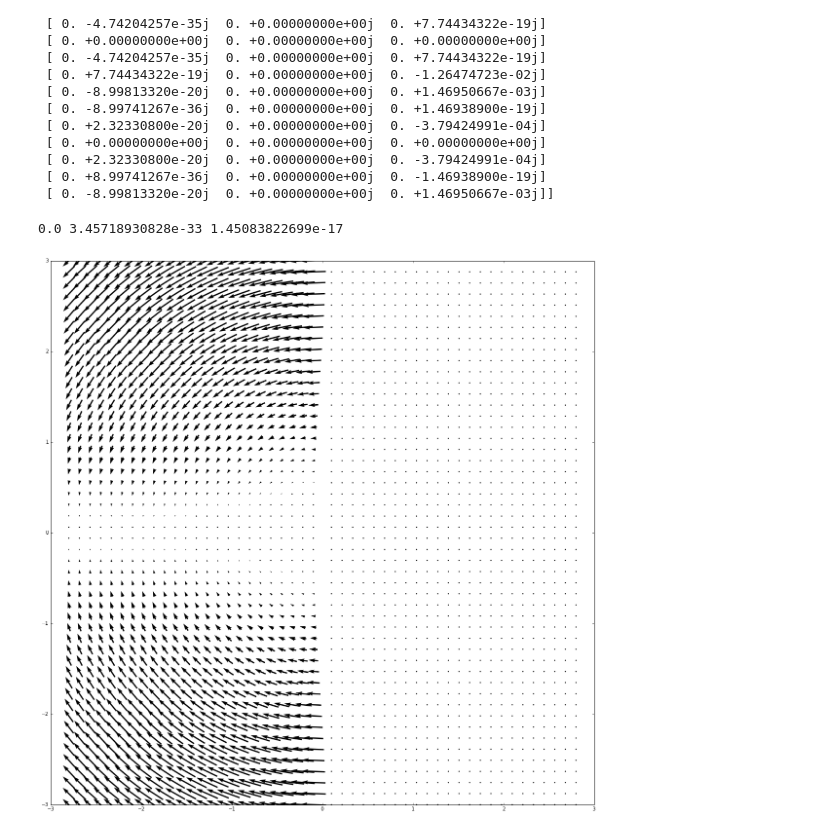
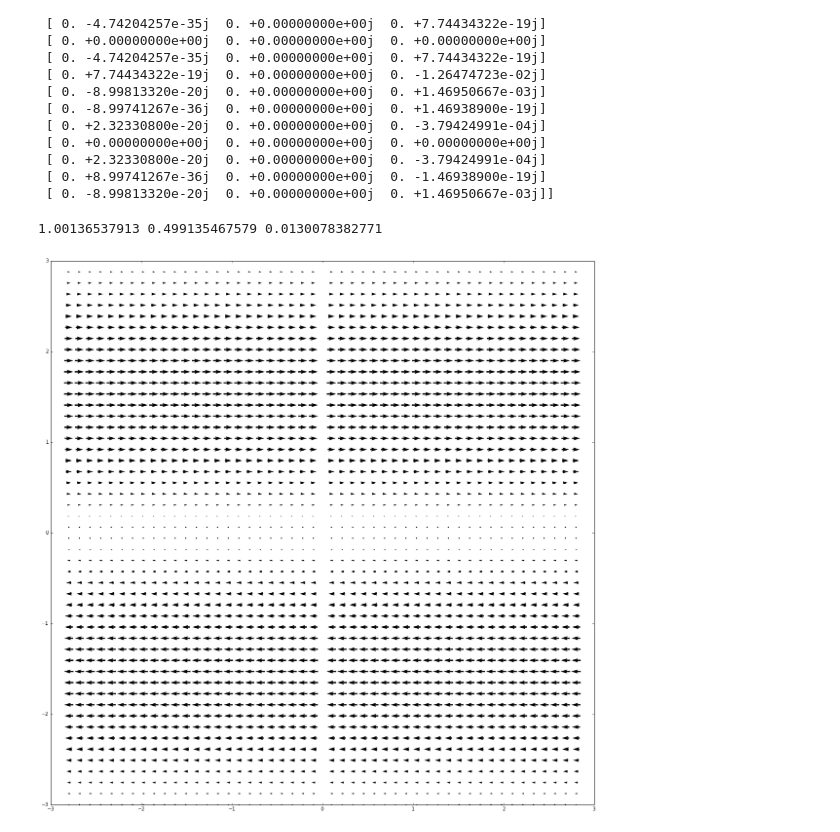
Before and after one commit to texnokrates/qpms-ipynotebooks, a Jupyter notebook: Scattering-Taylor.ipynb, the cells around one changed output. Saved outputs shown, nothing was run; the diff lists cells and outputs as text; code cells hidden in the pictures.

```diff
--- a/Scattering-Taylor.ipynb
+++ b/Scattering-Taylor.ipynb
@@ -345,7 +345,7 @@ def vswf_yr1(pos_sph,nmax,J=1):
     Ñ_y[:,0] = (ny*(ny+1)/pos_sph[0]) * prenorm * Py * eimf_y * z_y
     Ñradial_fac_y = z_y / pos_sph[0] + dz_y
     Ñ_y[:,1] =    τ̃_y * eimf_y * Ñradial_fac_y
-    Ñ_y[:,1] = 1j*π̃_y * eimf_y * Ñradial_fac_y
+    Ñ_y[:,2] = 1j*π̃_y * eimf_y * Ñradial_fac_y
     return(M̃_y, Ñ_y)
 
 #def plane_E_y(nmax):
@@ -436,45 +436,45 @@ print(Mcart_y)
 # Test rovinných vln
 %matplotlib inline
 from matplotlib import pyplot as plt
-nmax = 17
+nmax = 6
 z = np.linspace(-3,3)
 y = [0]
 x = np.concatenate((np.linspace(-2.8,-0.1,24),np.linspace(0.1,2.8,24)))
 
 nelem = nmax * (nmax + 2)
 x,y,z = np.meshgrid(x,y,z)
 x = x.flatten()
 y = y.flatten()
 z = z.flatten()
 cartgrid = np.stack((x,y,z),axis=-1)
 sphgrid = cart2sph(cartgrid)
 betap = 0
 E⃗_0 = np.array([math.cos(betap),math.sin(betap),0])
 E_plane = E⃗_0[np.newaxis,:] * np.exp(1j*z)[:,np.newaxis]
 #plt.quiver(cartgrid[:,0], cartgrid[:,2], E_plane[:,0].real, E_plane[:,2].real)
-M_sph_ry = np.empty((len(x),nelem,3),dtype=np.complex_)
-N_sph_ry = np.empty((len(x),nelem,3),dtype=np.complex_)
+M_sph_ry = np.zeros((len(x),nelem,3),dtype=np.complex_)
+N_sph_ry = np.zeros((len(x),nelem,3),dtype=np.complex_)
 for ri in range(len(x)):
     M, N = vswf_yr1(sphgrid[ri],nmax,J=1)
     M_sph_ry[ri] = M
     N_sph_ry[ri] = N
 M_cart_ry = sph_loccart2cart(M_sph_ry, sphgrid[:,np.newaxis,:], axis=-1)
 N_cart_ry = sph_loccart2cart(N_sph_ry, sphgrid[:,np.newaxis,:], axis=-1)
 
 p_y, q_y = zplane_pq_y(nmax,betap)
 E_inc = -1j*np.sum( (p_y[ň,:,ň] * N_cart_ry
                     +q_y[ň,:,ň] * M_cart_ry
                     ),
                    axis = -2)
 
 plt.figure(figsize=(20,20))
-#plotfield = E_plane[:,:].real
-#plotfield = E_inc[:,:].real
-plotfield = M_cart_ry[:,6,:].real
+#plotfield = E_plane[:,:].imag
+plotfield = E_inc[:,:].imag
+#plotfield = M_cart_ry[:,7,:].imag
 plt.quiver(cartgrid[:,0], cartgrid[:,2], plotfield[:,0], plotfield[:,2],pivot='mid')
 print(np.max(plotfield[:,0]),np.max(plotfield[:,1]),np.max(plotfield[:,2]))
 # %% [output]
-0.0 3.45718930828e-33 1.45083822699e-17
+1.00136537913 0.499135467579 0.0130078382771
-[figure, old version]
+[figure, new version]
 # %%
 x = x.flatten()
```
Also changed, not shown: parts of 1 cell of this notebook.
